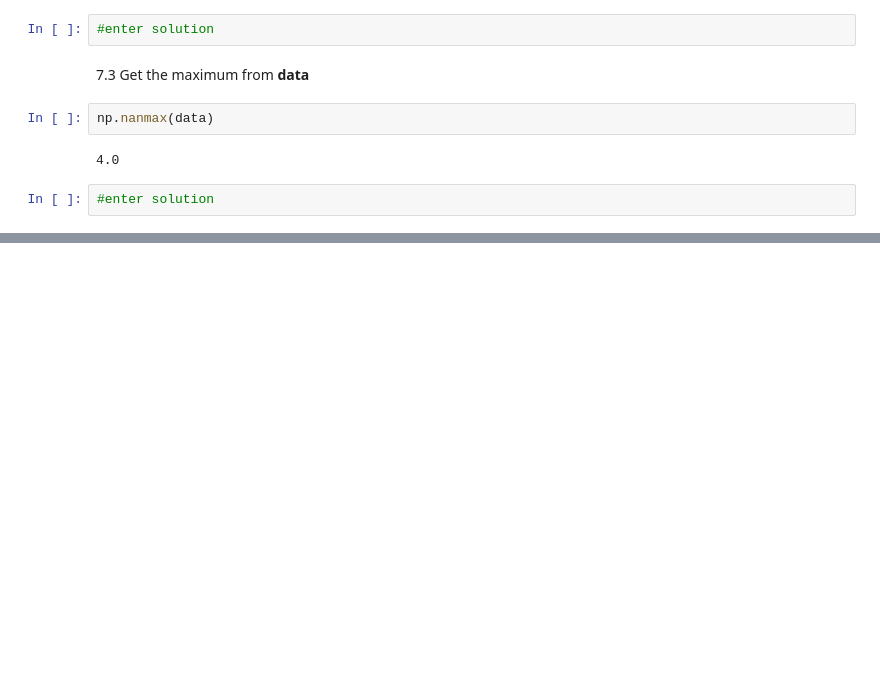
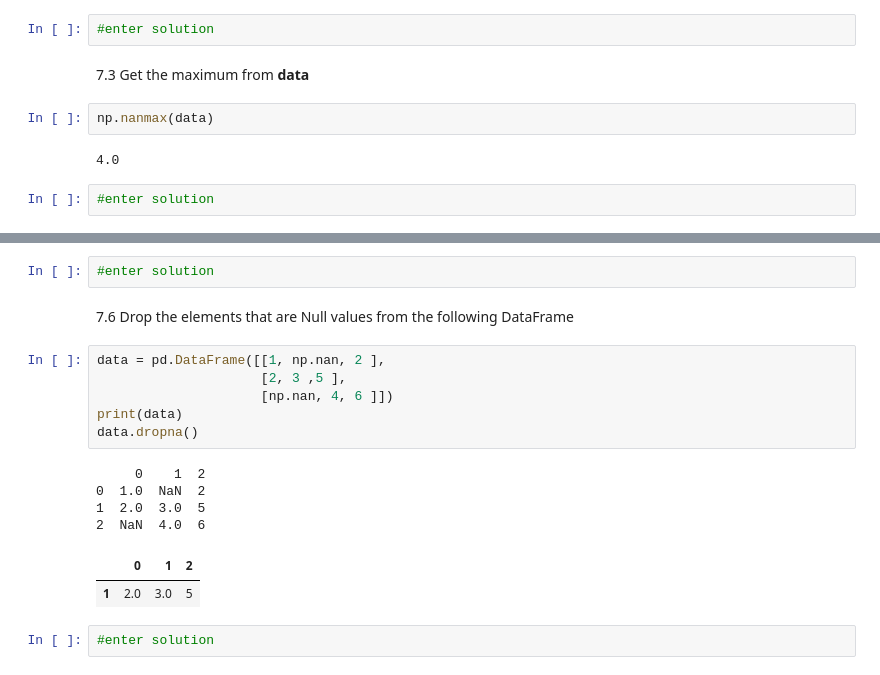
Before and after one commit to LeonvonGrebmer/Data_Science_Training_Books, a Jupyter notebook: Pandas_Training_Book_v_005.ipynb, the cells around one changed output, grey strips where cells are left out. Drawn from its saved outputs; the diff is of its cells as text; blank space fills up the shorter version.

```diff
--- a/Pandas_Training_Book_v_005.ipynb
+++ b/Pandas_Training_Book_v_005.ipynb
@@ -593,0 +620,19 @@ np.nanmax(data)
+# %%
+#enter solution
+# %% [markdown]
+7.6 Drop the elements that are Null values from the following DataFrame
+# %%
+data = pd.DataFrame([[1, np.nan, 2 ],
+                     [2, 3 ,5 ],
+                     [np.nan, 4, 6 ]])
+print(data)
+data.dropna()
+# %% [output]
+     0    1  2
+0  1.0  NaN  2
+1  2.0  3.0  5
+2  NaN  4.0  6
+|  | 0 | 1 | 2 |
+| 1 | 2.0 | 3.0 | 5 |
+# %%
+#enter solution
```
Also changed, not shown: parts of 24 cells of this notebook.
